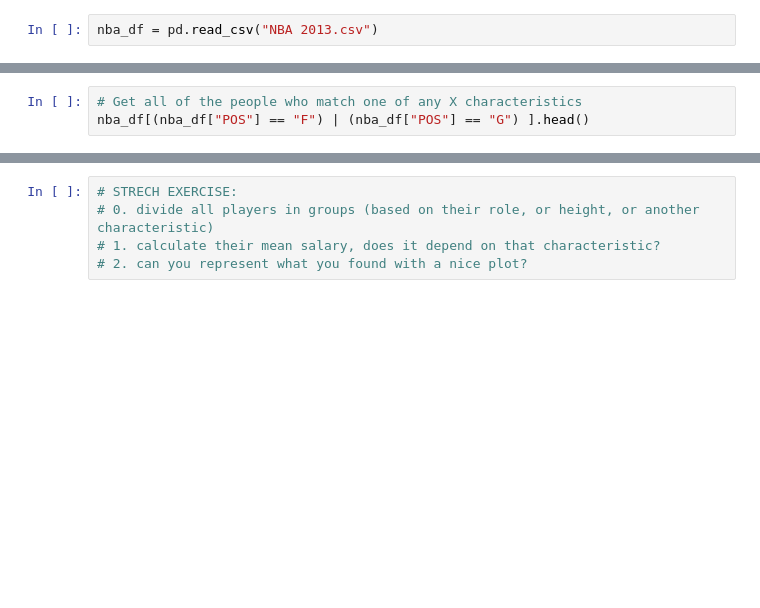
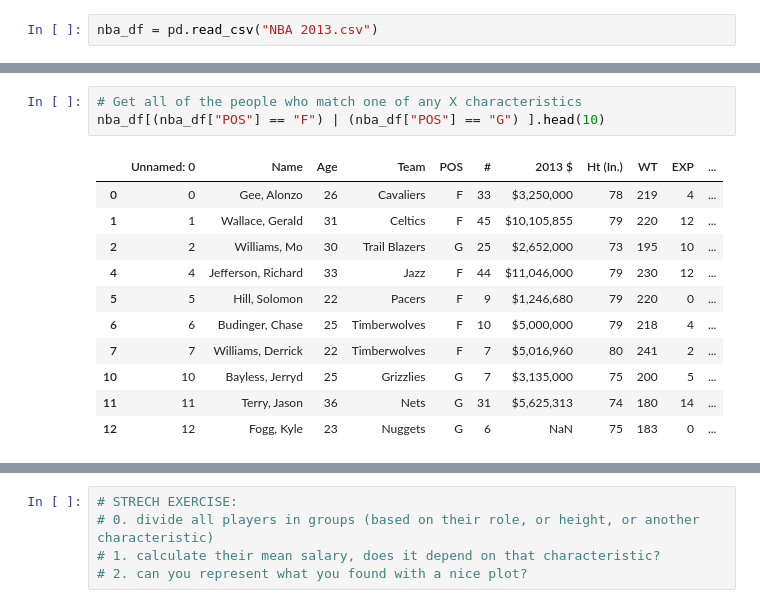
Before and after one commit to gquer/dsc-96_winter19, a Jupyter notebook: 05_python/Pandas.ipynb, the cells around one changed output, grey strips where cells are left out. Cells and saved outputs as stored; diff of their text form; blank space fills up the shorter version.

```diff
--- a/05_python/Pandas.ipynb
+++ b/05_python/Pandas.ipynb
@@ -29,6 +86,18 @@ nba_df[(nba_df["POS"] == "F") & (nba_df["HS Only"] == "Yes") ].head(10)
 # %%
 # Get all of the people who match one of any X characteristics
-nba_df[(nba_df["POS"] == "F") | (nba_df["POS"] == "G") ].head()
+nba_df[(nba_df["POS"] == "F") | (nba_df["POS"] == "G") ].head(10)
+# %% [output]
+|  | Unnamed: 0 | Name | Age | Team | POS | # | 2013 $ | Ht (In.) | WT | EXP | ... |
+| 0 | 0 | Gee, Alonzo | 26 | Cavaliers | F | 33 | $3,250,000 | 78 | 219 | 4 | ... |
+| 1 | 1 | Wallace, Gerald | 31 | Celtics | F | 45 | $10,105,855 | 79 | 220 | 12 | ... |
+| 2 | 2 | Williams, Mo | 30 | Trail Blazers | G | 25 | $2,652,000 | 73 | 195 | 10 | ... |
+| 4 | 4 | Jefferson, Richard | 33 | Jazz | F | 44 | $11,046,000 | 79 | 230 | 12 | ... |
+| 5 | 5 | Hill, Solomon | 22 | Pacers | F | 9 | $1,246,680 | 79 | 220 | 0 | ... |
+| 6 | 6 | Budinger, Chase | 25 | Timberwolves | F | 10 | $5,000,000 | 79 | 218 | 4 | ... |
+| 7 | 7 | Williams, Derrick | 22 | Timberwolves | F | 7 | $5,016,960 | 80 | 241 | 2 | ... |
+| 10 | 10 | Bayless, Jerryd | 25 | Grizzlies | G | 7 | $3,135,000 | 75 | 200 | 5 | ... |
+| 11 | 11 | Terry, Jason | 36 | Nets | G | 31 | $5,625,313 | 74 | 180 | 14 | ... |
+| 12 | 12 | Fogg, Kyle | 23 | Nuggets | G | 6 | NaN | 75 | 183 | 0 | ... |
 # %%
 # Retrieve what's nan/null/etc
 nba_df[pd.isnull(nba_df["Race"])].head()
```
Also changed, not shown: parts of 25 cells of this notebook, 2 other files.
